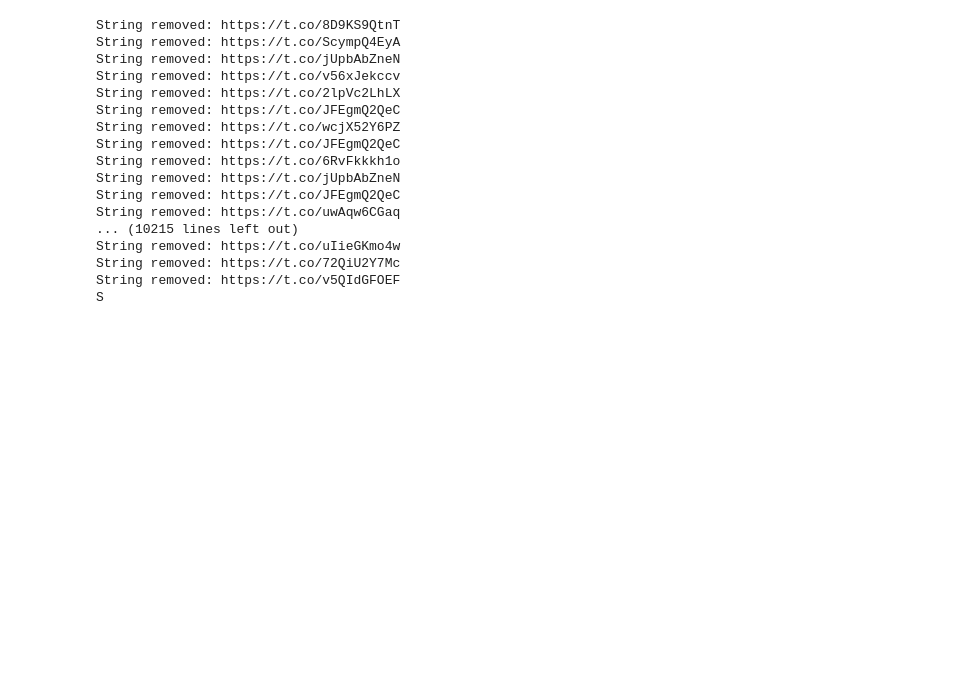
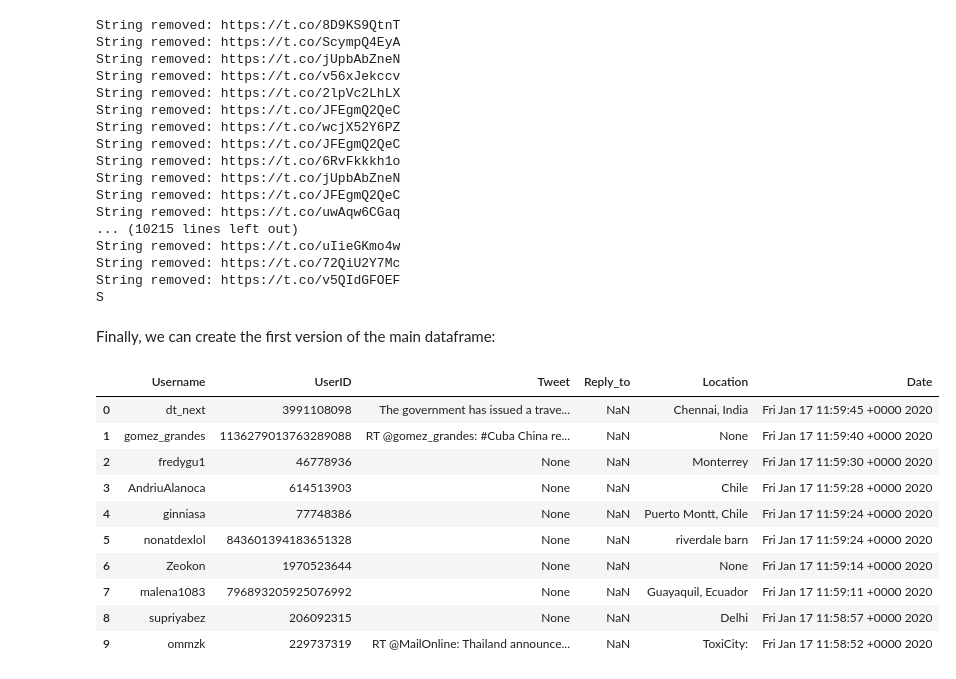
Before and after one commit to gpsyrou/Twitter_Sentiment_Analysis, a Jupyter notebook: jupyter_notebooks/Data_and_Sentiment_Analysis_Covid19_Tweets.ipynb, the cells around one changed output. Saved outputs shown, nothing was run; the diff lists cells and outputs as text; code cells hidden in the pictures; blank space fills up the shorter version.

```diff
--- a/jupyter_notebooks/Data_and_Sentiment_Analysis_Covid19_Tweets.ipynb
+++ b/jupyter_notebooks/Data_and_Sentiment_Analysis_Covid19_Tweets.ipynb
@@ -238,3 +238,22 @@ String removed: https://t.co/uIieGKmo4w
 String removed: https://t.co/72QiU2Y7Mc
 String removed: https://t.co/v5QIdGFOEF
 S
+# %% [markdown]
+Finally, we can create the first version of the main dataframe:
+# %%
+tweets_df = pd.DataFrame(list(zip(user_ls, userid_ls, tweet_ls, replyto_ls, location_ls, datetime_ls)),
+                  columns=['Username', 'UserID', 'Tweet', 'Reply_to', 'Location', 'Date'])
+# %%
+tweets_df.head(10)
+# %% [output]
+|  | Username | UserID | Tweet | Reply_to | Location | Date |
+| 0 | dt_next | 3991108098 | The government has issued a trave... | NaN | Chennai, India | Fri Jan 17 11:59:45 +0000 2020 |
+| 1 | gomez_grandes | 1136279013763289088 | RT @gomez_grandes: #Cuba China re... | NaN | None | Fri Jan 17 11:59:40 +0000 2020 |
+| 2 | fredygu1 | 46778936 | None | NaN | Monterrey | Fri Jan 17 11:59:30 +0000 2020 |
+| 3 | AndriuAlanoca | 614513903 | None | NaN | Chile | Fri Jan 17 11:59:28 +0000 2020 |
+| 4 | ginniasa | 77748386 | None | NaN | Puerto Montt, Chile | Fri Jan 17 11:59:24 +0000 2020 |
+| 5 | nonatdexlol | 843601394183651328 | None | NaN | riverdale barn | Fri Jan 17 11:59:24 +0000 2020 |
+| 6 | Zeokon | 1970523644 | None | NaN | None | Fri Jan 17 11:59:14 +0000 2020 |
+| 7 | malena1083 | 796893205925076992 | None | NaN | Guayaquil, Ecuador | Fri Jan 17 11:59:11 +0000 2020 |
+| 8 | supriyabez | 206092315 | None | NaN | Delhi | Fri Jan 17 11:58:57 +0000 2020 |
+| 9 | ommzk | 229737319 | RT @MailOnline: Thailand announce... | NaN | ToxiCity: | Fri Jan 17 11:58:52 +0000 2020 |
```
Also changed, not shown: parts of 2 cells of this notebook.
